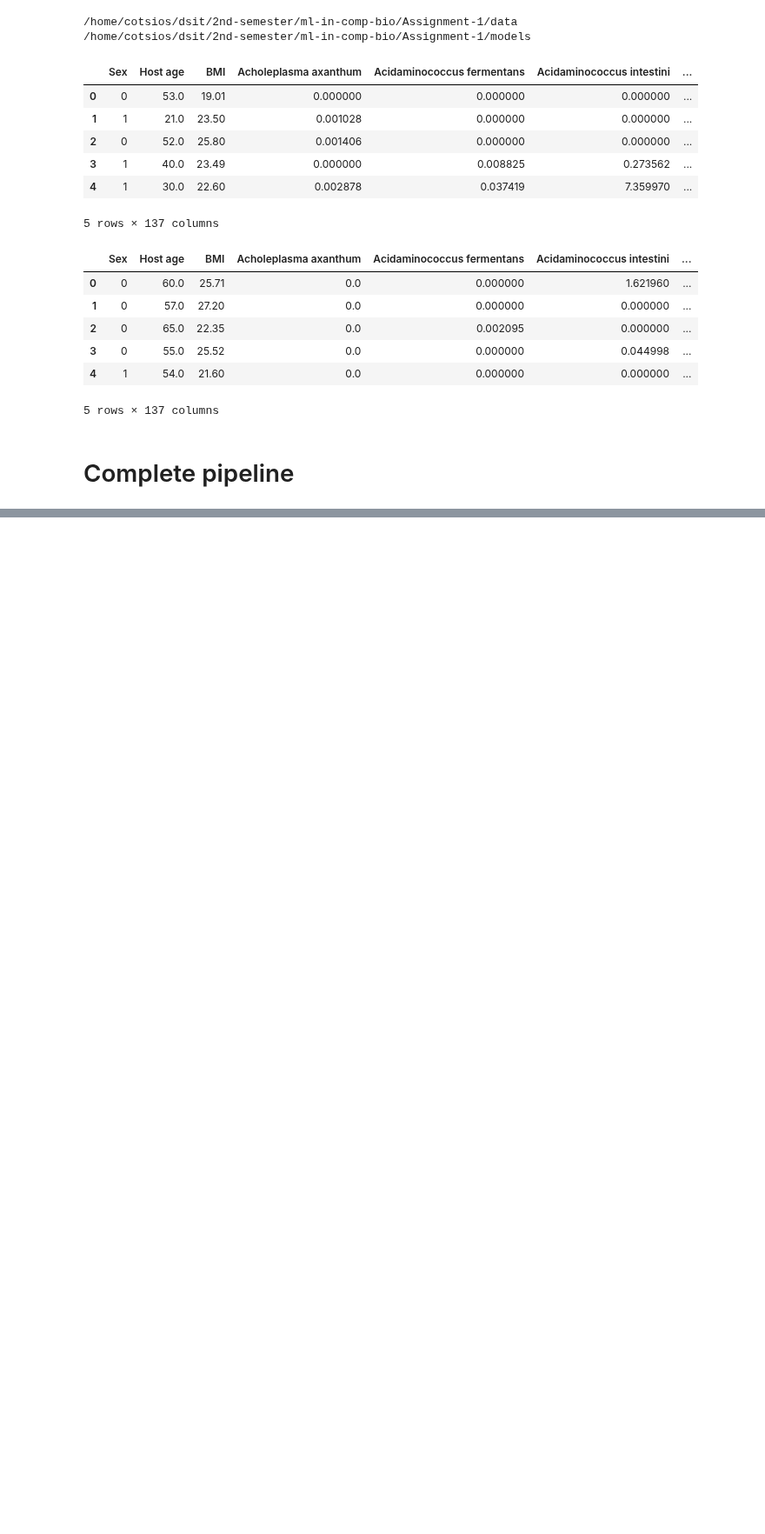
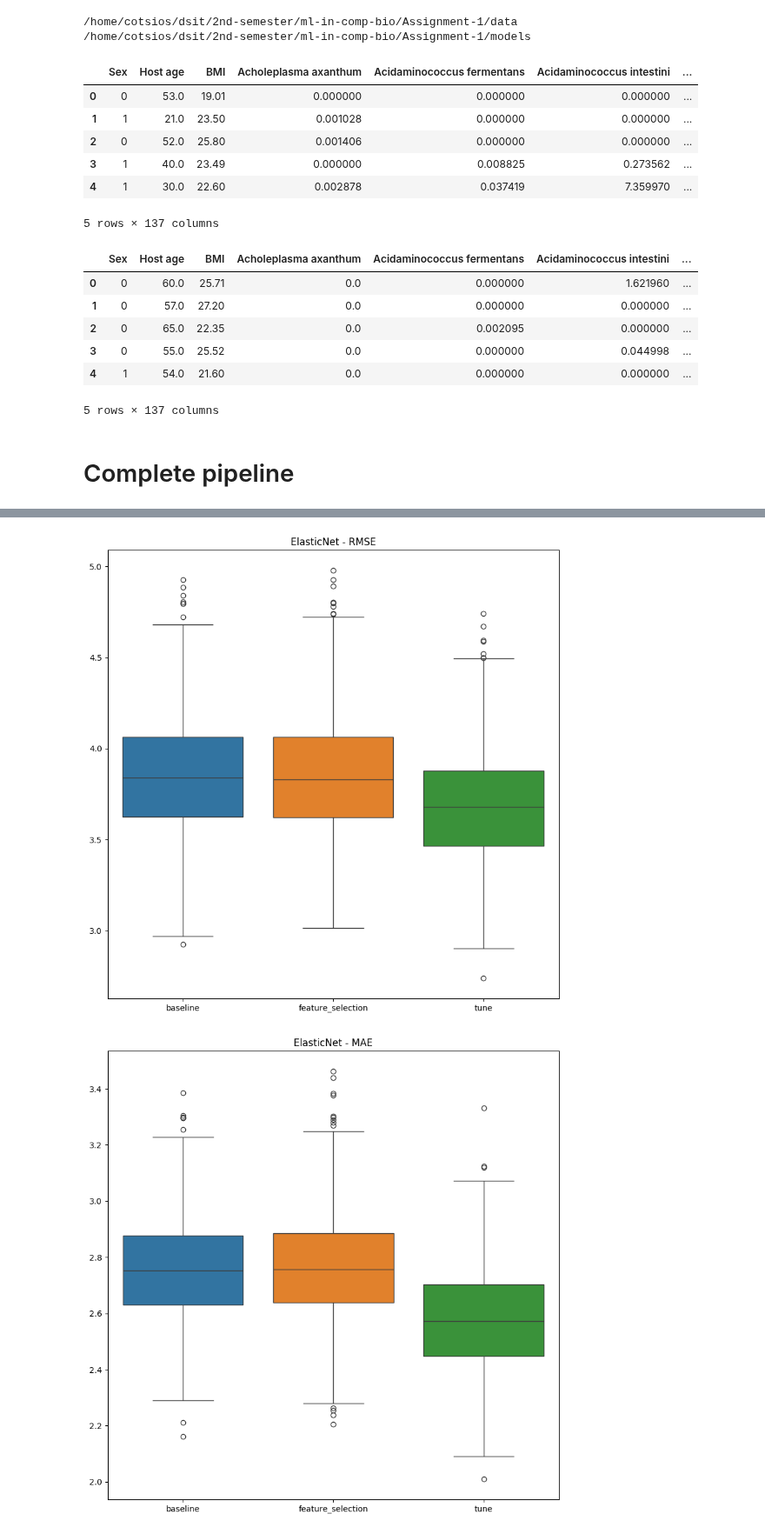
Before and after one commit to KonsKons26/mlcb-a1, a Jupyter notebook: notebooks/regression.ipynb, the cells around one changed output, grey strips where cells are left out. Shown at 87% size. Drawn from its saved outputs; the diff is of its cells as text; code cells hidden in the pictures; blank space fills up the shorter version.

Commit message:
visualized metrics neatly

```diff
--- a/notebooks/regression.ipynb
+++ b/notebooks/regression.ipynb
@@ -127,0 +106,49 @@ n of features:
+# %%
+from matplotlib import pyplot as plt
+import seaborn as sns
+import plotly.graph_objects as go
+
+
+def plot_metrics(
+        model,
+        metric,
+        df
+    ):
+    plt.figure(figsize=(10, 10))
+    sns.boxplot(
+        data=df
+    )
+    plt.title(f"{model} - {metric}")
+    plt.show()
+# %%
+tr_or_val = "validation"
+models = ["ElasticNet", "SVR", "BayesianRidge"]
+modes = ["baseline", "feature_selection", "tune"]
+metrics = ["RMSE", "MAE", "R2"]
+metrics_dict = {
+    model: {
+        metric: {
+            mode: [] for mode in modes
+        } for metric in metrics
+    } for model in models
+}
+
+for model in models:
+    for mode in modes:
+        for metric in metrics:
+            metrics_dict[model][metric][mode].extend(all_metrics[tr_or_val][model][mode][metric])
+
+
+for model in models:
+    for metric in metrics:
+        df = pd.DataFrame(columns=modes)
+        for mode in modes:
+            df[mode] = metrics_dict[model][metric][mode]
+        plot_metrics(
+            model,
+            metric,
+            df
+        )
+# %% [output]
+[figure, added]
+[figure, added]
```
Also changed, not shown: parts of 9 cells of this notebook, 5 other files.
